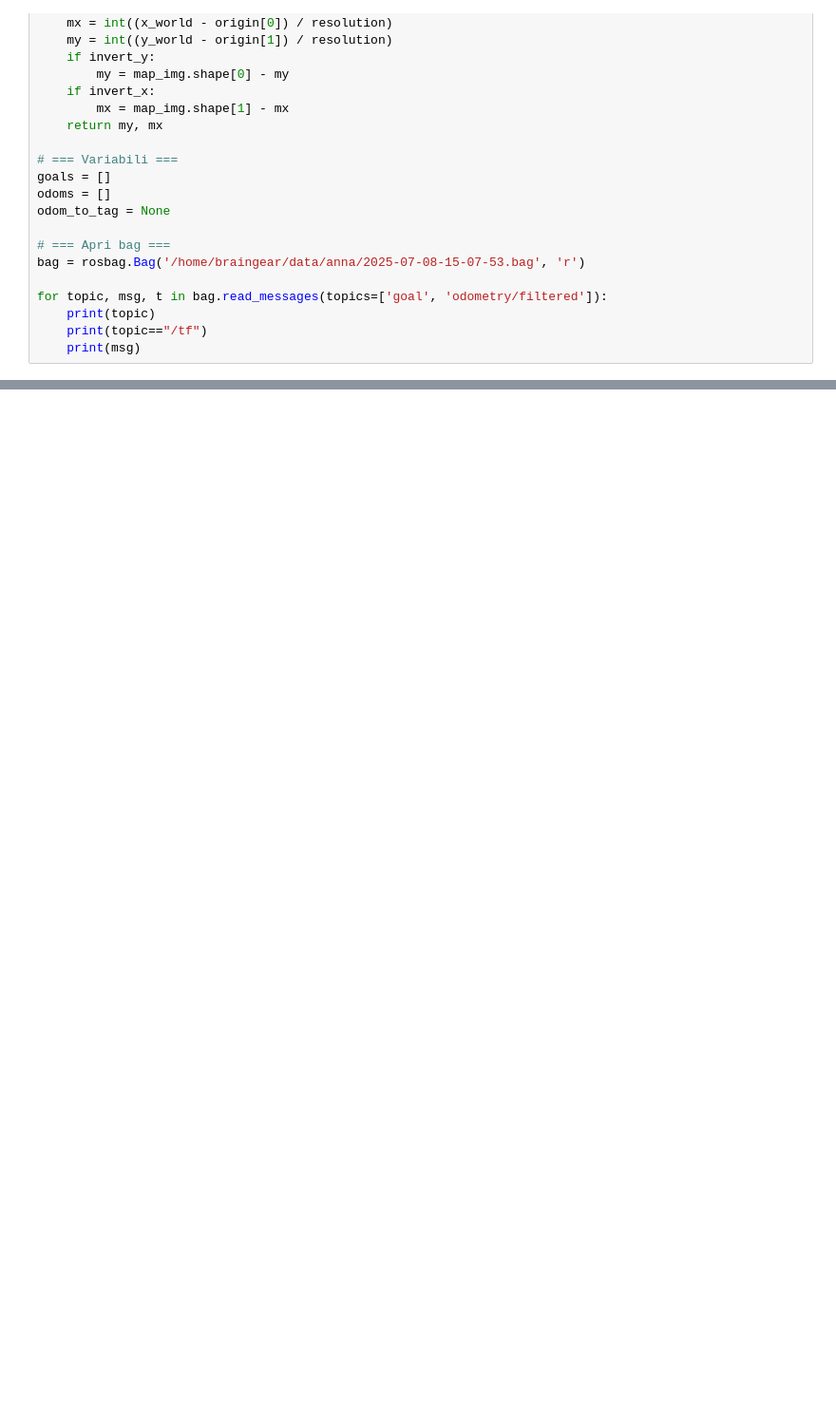
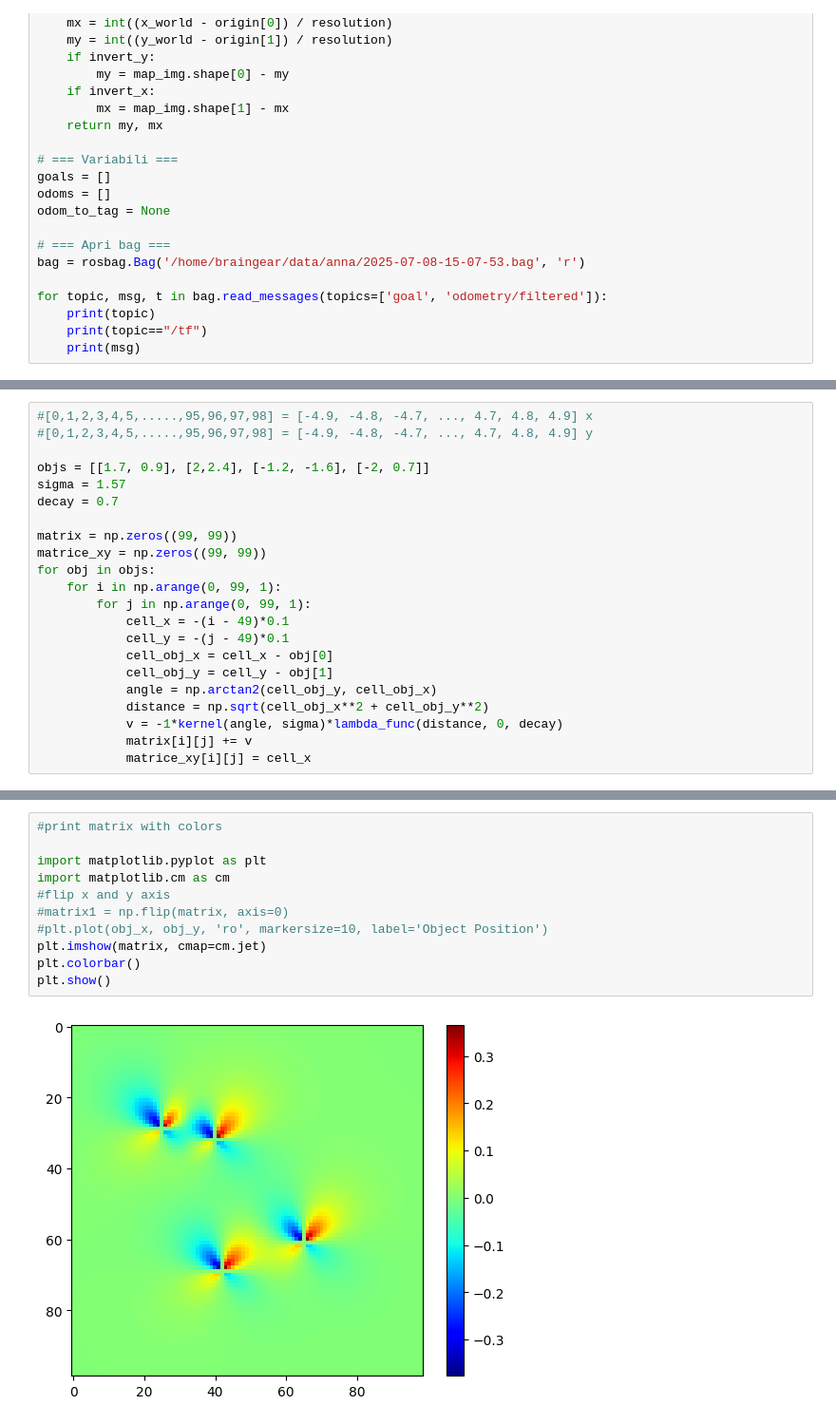
Before and after one commit to AnnaPlt/nav_master, a Jupyter notebook: scripts/prove.ipynb, the cells around one changed output, grey strips where cells are left out. Shown at 95% size. Cells and saved outputs as stored; diff of their text form; blank space fills up the shorter version.

```diff
--- a/scripts/prove.ipynb
+++ b/scripts/prove.ipynb
@@ -646,0 +663,22 @@ for topic, msg, t in bag.read_messages(topics=['goal', 'odometry/filtered']):
+# %%
+#[0,1,2,3,4,5,.....,95,96,97,98] = [-4.9, -4.8, -4.7, ..., 4.7, 4.8, 4.9] x
+#[0,1,2,3,4,5,.....,95,96,97,98] = [-4.9, -4.8, -4.7, ..., 4.7, 4.8, 4.9] y
+
+objs = [[1.7, 0.9], [2,2.4], [-1.2, -1.6], [-2, 0.7]]
+sigma = 1.57
+decay = 0.7
+
+matrix = np.zeros((99, 99))
+matrice_xy = np.zeros((99, 99))
+for obj in objs:
+    for i in np.arange(0, 99, 1):
+        for j in np.arange(0, 99, 1):
+            cell_x = -(i - 49)*0.1
+            cell_y = -(j - 49)*0.1
+            cell_obj_x = cell_x - obj[0]
+            cell_obj_y = cell_y - obj[1]
+            angle = np.arctan2(cell_obj_y, cell_obj_x)
+            distance = np.sqrt(cell_obj_x**2 + cell_obj_y**2)
+            v = -1*kernel(angle, sigma)*lambda_func(distance, 0, decay)
+            matrix[i][j] += v
+            matrice_xy[i][j] = cell_x
@@ -646,0 +695,13 @@ for topic, msg, t in bag.read_messages(topics=['goal', 'odometry/filtered']):
+# %%
+#print matrix with colors
+
+import matplotlib.pyplot as plt
+import matplotlib.cm as cm
+#flip x and y axis
+#matrix1 = np.flip(matrix, axis=0)
+#plt.plot(obj_x, obj_y, 'ro', markersize=10, label='Object Position')
+plt.imshow(matrix, cmap=cm.jet)
+plt.colorbar()
+plt.show()
+# %% [output]
+[figure, added]
```
Also changed, not shown: parts of 6 cells of this notebook, 6 other files.
